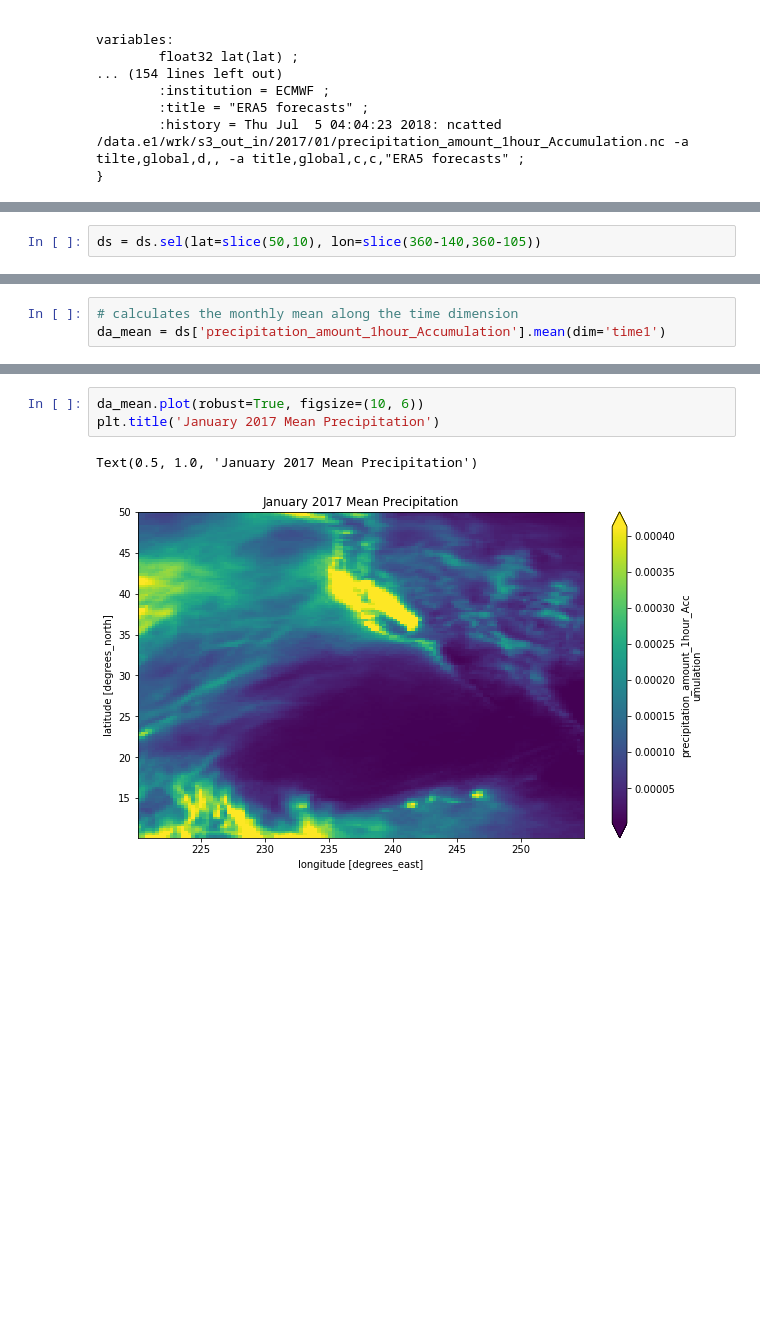
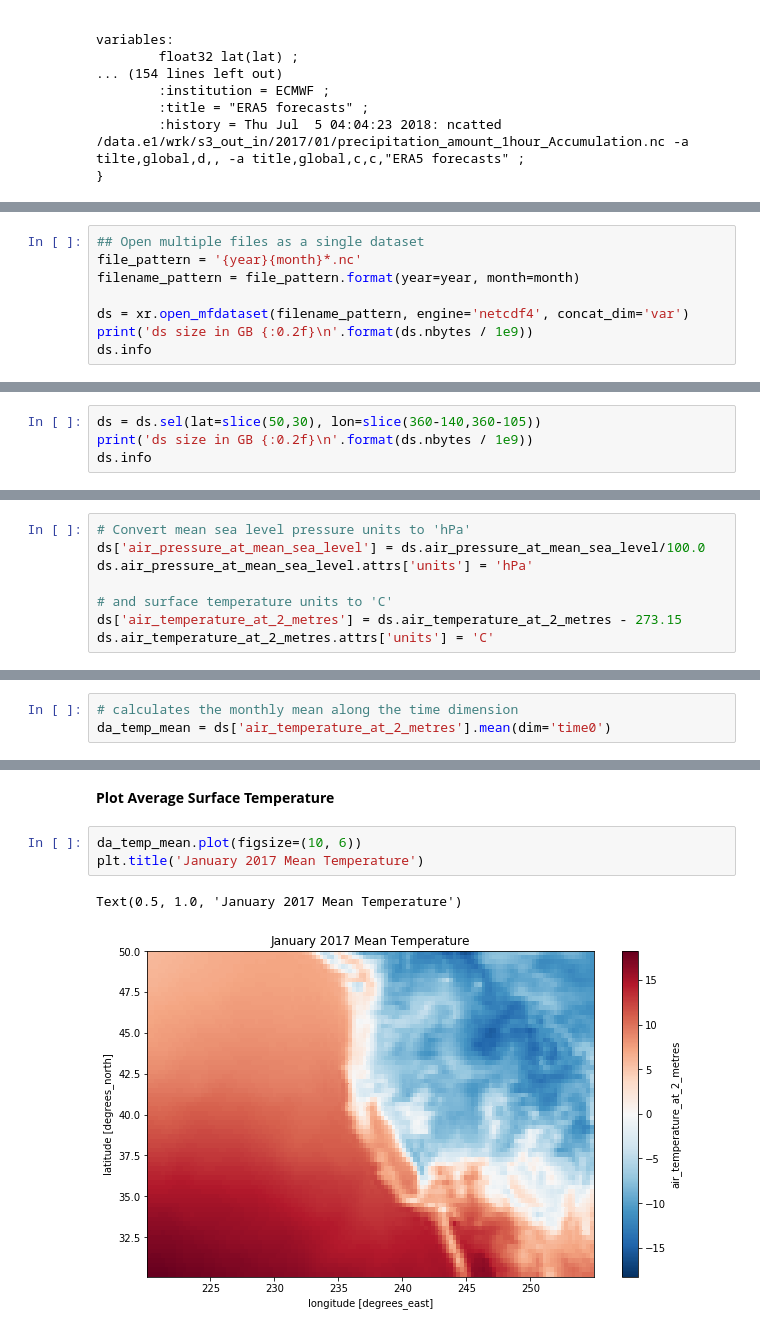
Before and after one commit to CLIVAC/pyclivac, a Jupyter notebook: examples/using_xarray_dask.ipynb, the cells around one changed output, grey strips where cells are left out. Cells and saved outputs as stored; diff of their text form; blank space fills up the shorter version.

```diff
--- a/examples/using_xarray_dask.ipynb
+++ b/examples/using_xarray_dask.ipynb
@@ -95,0 +101,8 @@ Attributes:
+# %%
+## Open multiple files as a single dataset
+file_pattern = '{year}{month}*.nc'
+filename_pattern = file_pattern.format(year=year, month=month)
+
+ds = xr.open_mfdataset(filename_pattern, engine='netcdf4', concat_dim='var')
+print('ds size in GB {:0.2f}\n'.format(ds.nbytes / 1e9))
+ds.info
@@ -96,2 +132,4 @@ Attributes:
 # %%
-ds = ds.sel(lat=slice(50,10), lon=slice(360-140,360-105))
+ds = ds.sel(lat=slice(50,30), lon=slice(360-140,360-105))
+print('ds size in GB {:0.2f}\n'.format(ds.nbytes / 1e9))
+ds.info
@@ -97,0 +157,8 @@ ds = ds.sel(lat=slice(50,10), lon=slice(360-140,360-105))
+# %%
+# Convert mean sea level pressure units to 'hPa'
+ds['air_pressure_at_mean_sea_level'] = ds.air_pressure_at_mean_sea_level/100.0
+ds.air_pressure_at_mean_sea_level.attrs['units'] = 'hPa'
+
+# and surface temperature units to 'C'
+ds['air_temperature_at_2_metres'] = ds.air_temperature_at_2_metres - 273.15
+ds.air_temperature_at_2_metres.attrs['units'] = 'C'
@@ -98,3 +169,3 @@ ds = ds.sel(lat=slice(50,10), lon=slice(360-140,360-105))
 # %%
 # calculates the monthly mean along the time dimension
-da_mean = ds['precipitation_amount_1hour_Accumulation'].mean(dim='time1')
+da_temp_mean = ds['air_temperature_at_2_metres'].mean(dim='time0')
@@ -101,6 +179,8 @@ da_mean = ds['precipitation_amount_1hour_Accumulation'].mean(dim='time1')
+# %% [markdown]
+**Plot Average Surface Temperature**
 # %%
-da_mean.plot(robust=True, figsize=(10, 6))
-plt.title('January 2017 Mean Precipitation')
+da_temp_mean.plot(figsize=(10, 6))
+plt.title('January 2017 Mean Temperature')
 # %% [output]
-Text(0.5, 1.0, 'January 2017 Mean Precipitation')
+Text(0.5, 1.0, 'January 2017 Mean Temperature')
-[figure, old version]
+[figure, new version]
```
Also changed, not shown: parts of 36 cells of this notebook, 5 other files.
